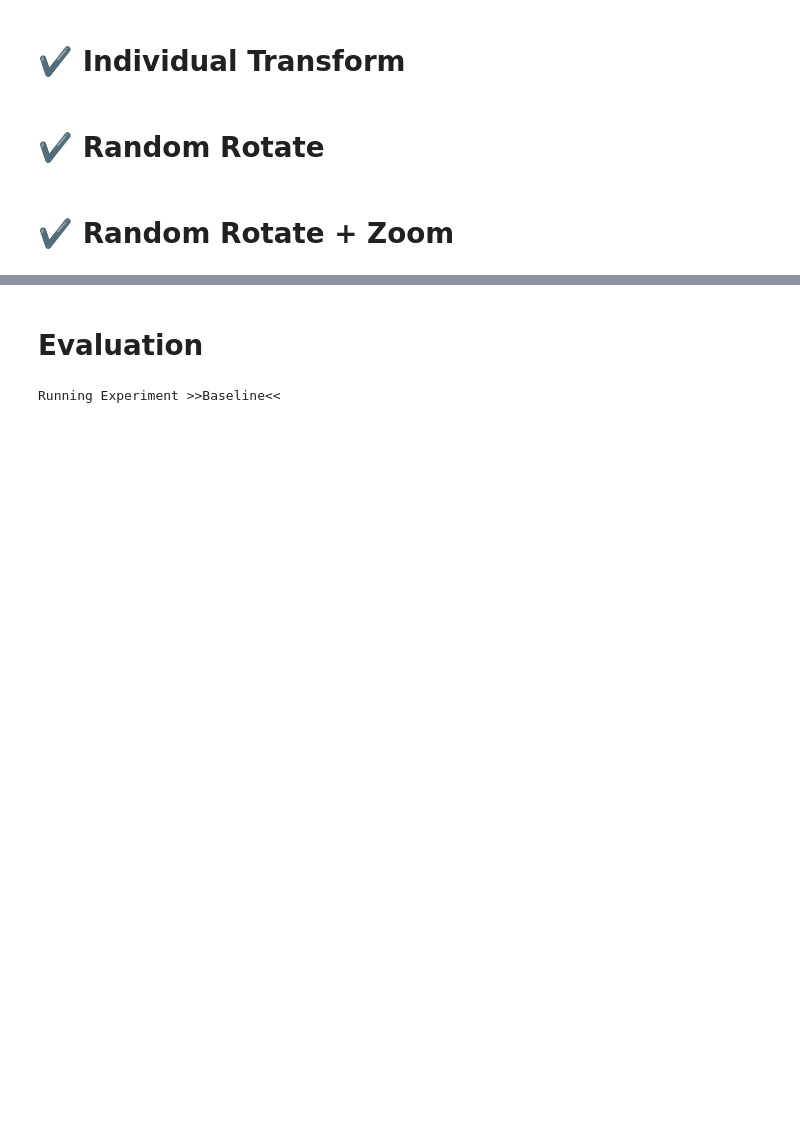
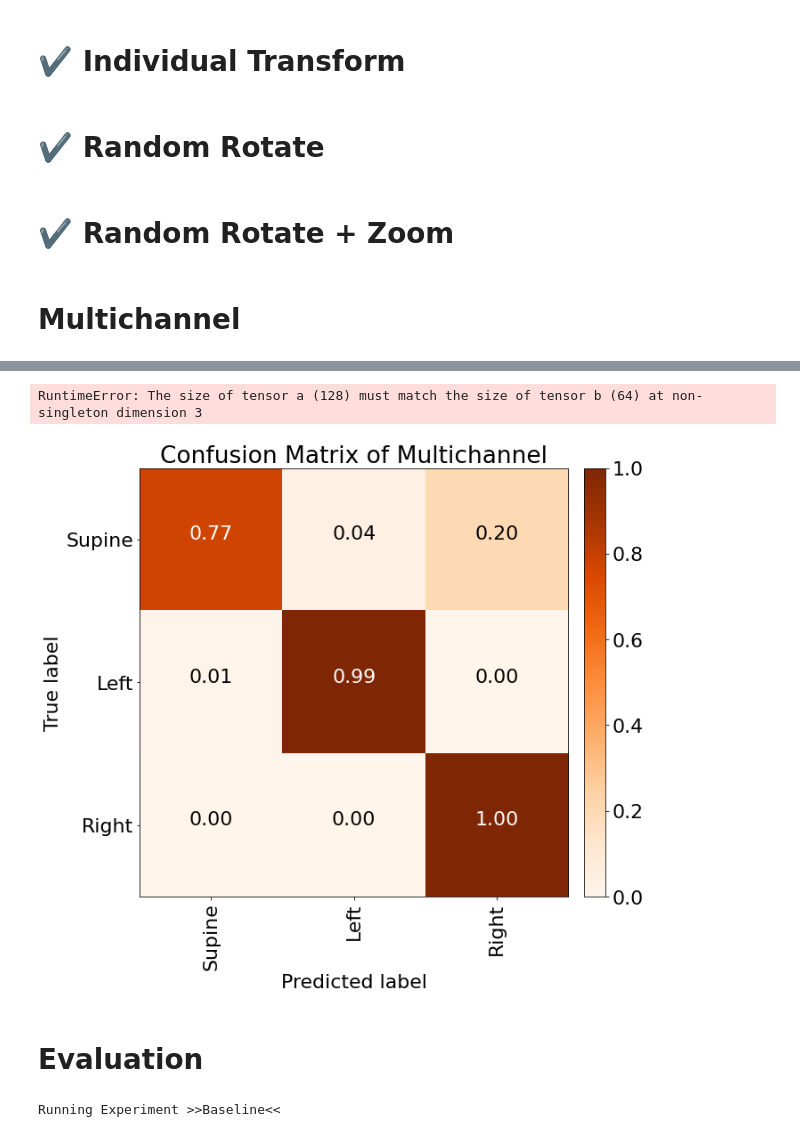
Before and after one commit to jb3rndt/wisemat-posture-classification, a Jupyter notebook: experiments.ipynb, the cells around one changed output, grey strips where cells are left out. Drawn from its saved outputs; the diff is of its cells as text; code cells hidden in the pictures; blank space fills up the shorter version.

Commit message:
Support for multichannel inputs

```diff
--- a/experiments.ipynb
+++ b/experiments.ipynb
@@ -219,3 +219,33 @@ random_rotate_zoom = Experiment(
         ToTensor(),
     ],
 )
+# %% [markdown]
+# Multichannel
+# %%
+multichannel = Experiment(
+    "Multichannel",
+    [
+        Resize((64, 128)),
+        Combine(
+            [
+                [
+                    Standardize(),
+                    NormalizeMinMax(),
+                    EqualizeHist(),
+                    Blur((3, 3)),
+                    Threshold(median_larger_zero),
+                ],
+                [
+                    Standardize(),
+                    NormalizeMinMax(),
+                    EqualizeHist(),
+                    Blur((3, 3)),
+                    Threshold(median_larger_zero),
+                    WarpPolar(),
+                ],
+            ]
+        ),
+        ToTensor(),
+    ],
+).run()
+# %% [output]
@@ -222,3 +349,5 @@ random_rotate_zoom = Experiment(
+RuntimeError: The size of tensor a (128) must match the size of tensor b (64) at non-singleton dimension 3
+[figure, added]
 # %% [markdown]
 # Evaluation
 # %%
```
Also changed, not shown: parts of 1 cell of this notebook, 8 other files.
